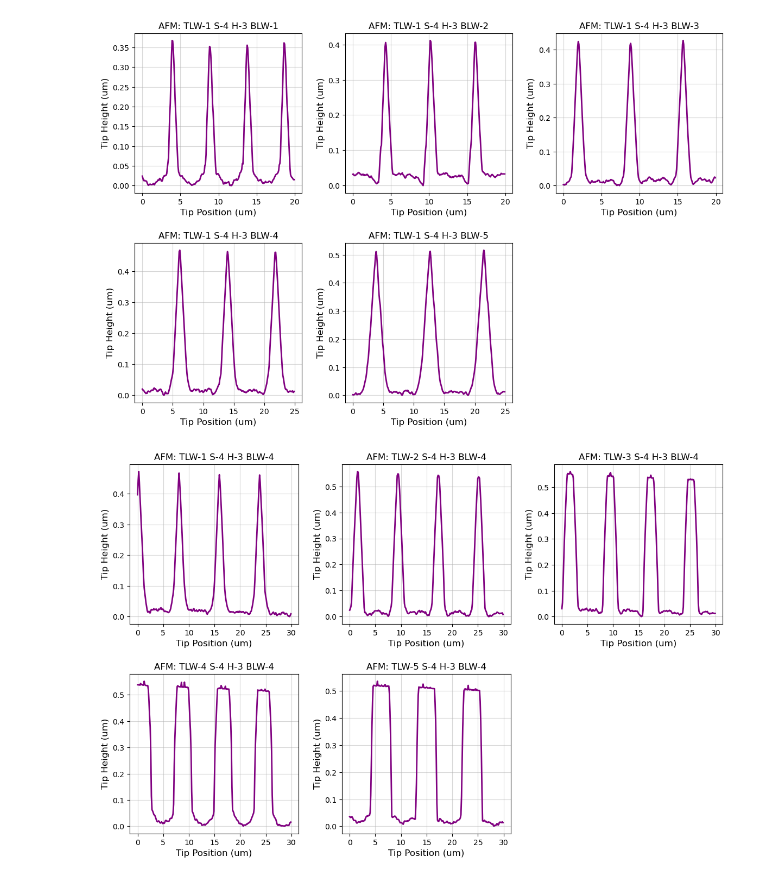
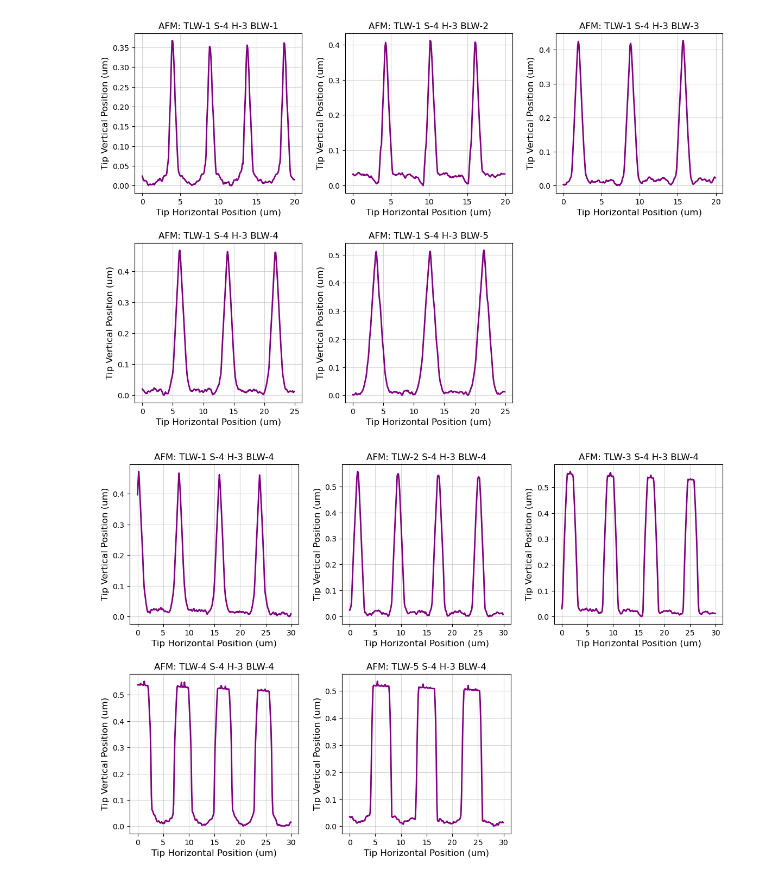
Before and after one commit to mill0851/capstone_SiC_gratings, a Jupyter notebook: AFM_Plots.ipynb, the cells around one changed output. Cells and saved outputs as stored; diff of their text form; code cells hidden in the pictures.

Commit message:
graphs

```diff
--- a/AFM_Plots.ipynb
+++ b/AFM_Plots.ipynb
@@ -4,4 +1,7 @@ import matplotlib.pyplot as plt
 # %%
+import numpy as np
+import matplotlib.pyplot as plt
+
 file_paths = [
     "./data_NRS06032024-2_AFM/S-4_H-3_TLW-1_BLW-xx/NRS06032024_2-TLW-1-BLW-1-S-4-H-3-20X20um_250923_Z_Height_Forward_001_Line_154.txt",
     "./data_NRS06032024-2_AFM/S-4_H-3_TLW-1_BLW-xx/NRS06032024_2-TLW-1-BLW-2-S-4-H-3-20X20um_250923_Z_Height_Forward_002_Line_154.txt",
@@ -15,36 +15,36 @@ for filepath in file_paths:
     data = np.loadtxt(filepath, float, skiprows=4)
 
     with open (filepath, 'r') as file:
         lines = file.readlines()
         x_units = lines[0]
         y_units = lines[1]
 
     # Put data in (um)
     if y_units == "y(nm)\n":
         data[:,1] = data[:,1] * 10**-3
     elif x_units == "x(nm)\n":
         data[:,0] = data[:,0] * 10**-3
 
     # Normalize data
     data[:,1] = data[:,1] - np.min(data[:,1])
 
     afm_data.append(data)
 
 plt.figure(figsize=(12,8))
 for index, data in enumerate(afm_data, start=1):
     x_data = data[:, 0]
     y_data = data[:, 1]
     plt.subplot(2,3,index)
     plt.plot(x_data, y_data, color="purple", linewidth=2)
     plt.grid(True, alpha=0.5)
-    plt.xlabel("Tip Position (um)", fontsize=12)
-    plt.ylabel("Tip Height (um)", fontsize=12)
+    plt.xlabel("Tip Horizontal Position (um)", fontsize=12)
+    plt.ylabel("Tip Vertical Position (um)", fontsize=12)
     plt.title("AFM: TLW-1 S-4 H-3 " + f'BLW-{index}')
 
 plt.tight_layout(pad=2.0)
 plt.show()
 # %% [output]
-[figure, old version]
+[figure, new version]
 # %%
 file_paths = [
     "./data_NRS06032024-2_AFM/S-4_H-3_TLW-xx_BLW-4/NRS06032024_2-TLW-1-BLW-4-S-4-H-3-30X30um_250925_Z_Height_Forward_036_Line_101.txt",
@@ -81,11 +81,11 @@ for index, data in enumerate(afm_data, start=1):
     plt.subplot(2,3,index)
     plt.plot(x_data, y_data, color="purple", linewidth=2)
     plt.grid(True, alpha=0.5)
-    plt.xlabel("Tip Position (um)", fontsize=12)
-    plt.ylabel("Tip Height (um)", fontsize=12)
+    plt.xlabel("Tip Horizontal Position (um)", fontsize=12)
+    plt.ylabel("Tip Vertical Position (um)", fontsize=12)
     plt.title(f"AFM: TLW-{index} S-4 H-3 BLW-4")
 
 plt.tight_layout(pad=2.0)
 plt.show()
 # %% [output]
-[figure, old version]
+[figure, new version]
```
Also changed, not shown: parts of 2 cells of this notebook, 3 other files.
